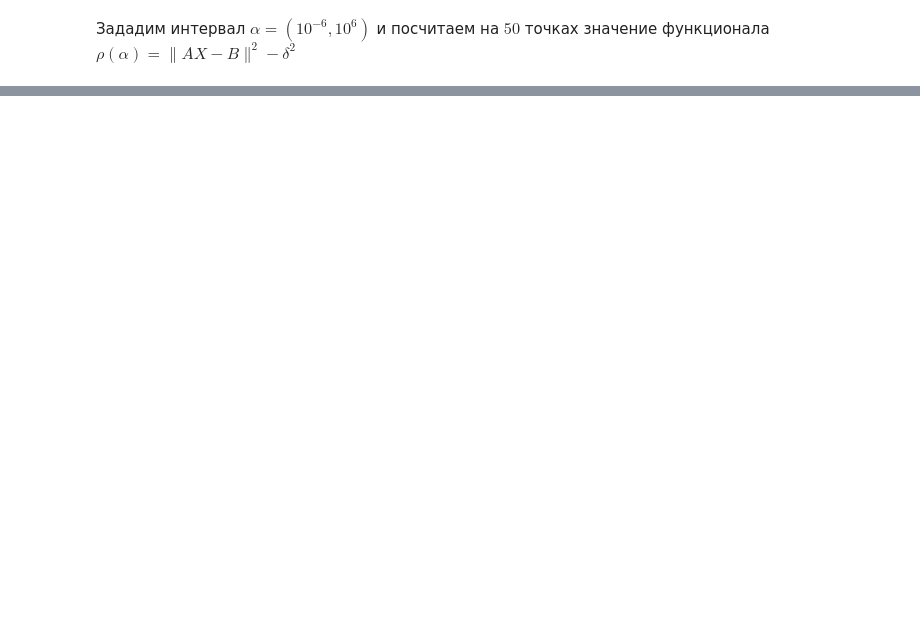
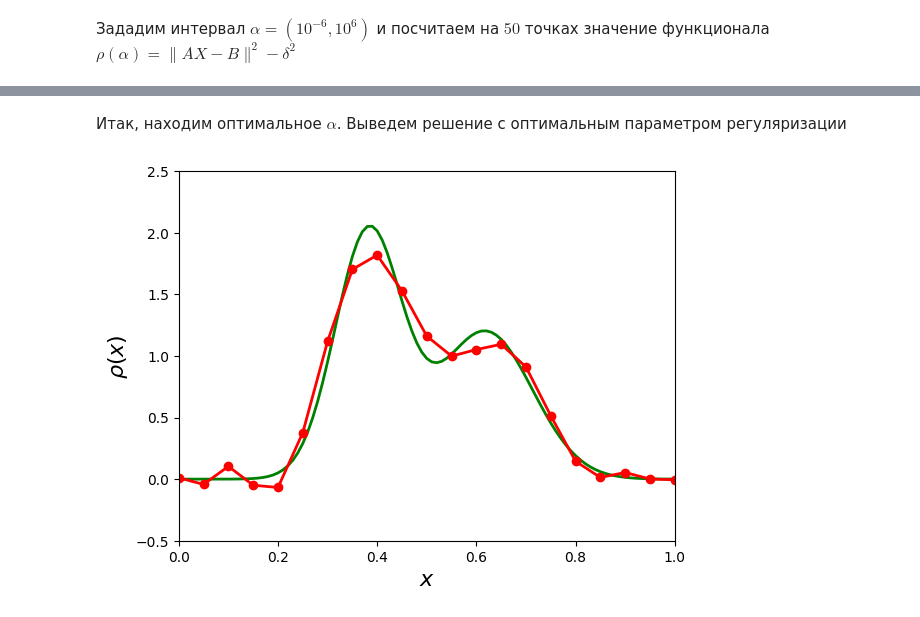
Before and after one commit to deadspir1t0/coursework, a Jupyter notebook: rho(alpha).ipynb, the cells around one changed output, grey strips where cells are left out. Saved outputs shown, nothing was run; the diff lists cells and outputs as text; code cells hidden in the pictures; blank space fills up the shorter version.

```diff
--- a/rho(alpha).ipynb
+++ b/rho(alpha).ipynb
@@ -142,0 +166,16 @@ plt.show()
+# %% [markdown]
+Итак, находим оптимальное $\alpha$. Выведем решение с оптимальным параметром регуляризации
+# %%
+X_inv = linalg.solve(dot(A.T,A) + alpha*eye(N+1),dot(A.T,B))
+
+# Отрисовка решения
+plt.style.use('default')
+
+fig = figure()
+ax = axes(xlim=(0,1), ylim=(-0.5,2.5))
+ax.set_xlabel(r'$x$', fontsize=16); ax.set_ylabel(r'$\rho (x)$', fontsize=16)
+ax.plot(x_model,X_model,'-g',lw=2)
+ax.plot(x,X_inv,'-or',lw=2)
+show()
+# %% [output]
+[figure, added]
```
Also changed, not shown: parts of 13 cells of this notebook.
